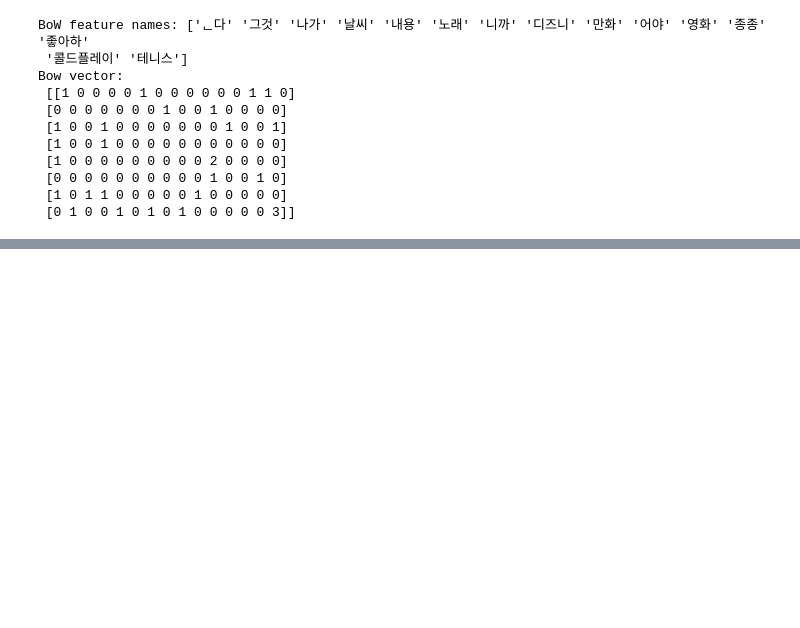
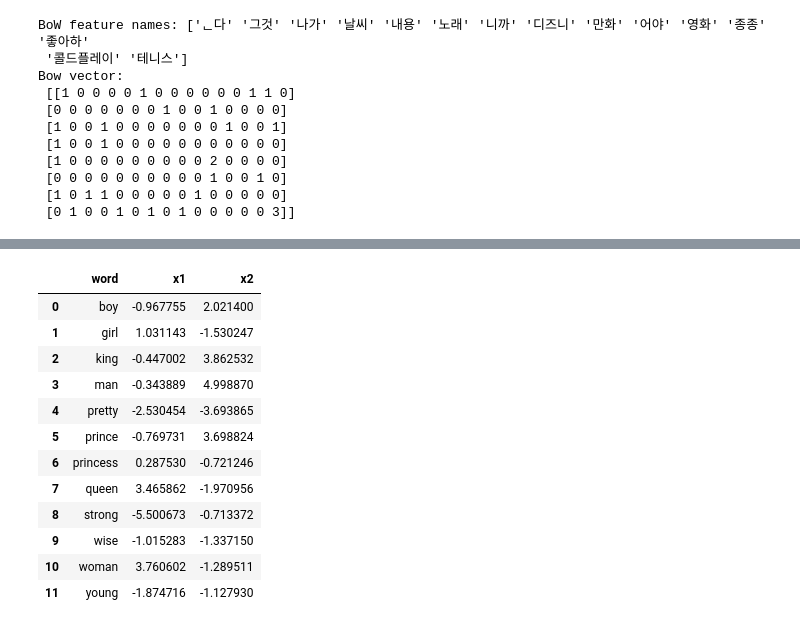
Before and after one commit to oxox97/study_repo, a Jupyter notebook: deep_learning/NLP/Vectorization.ipynb, the cells around one changed output, grey strips where cells are left out. Saved outputs shown, nothing was run; the diff lists cells and outputs as text; code cells hidden in the pictures; blank space fills up the shorter version.

```diff
--- a/deep_learning/NLP/Vectorization.ipynb
+++ b/deep_learning/NLP/Vectorization.ipynb
@@ -116,0 +241,5 @@ TF-IDF vector:
+# %%
+# output layer
+W2 = tf.Variable(tf.random_normal([EMBEDDING_DIM, ONE_HOT_DIM]))  # 임베딩 벡터(2차원)을 원-핫 차원(단어 수)만큼 바꾸는 가중치 (임베딩 -> 예측값 변환)
+b2 = tf.Variable(tf.random_normal([ONE_HOT_DIM]))
+prediction = tf.nn.softmax(tf.add( tf.matmul(hidden_layer, W2), b2)) # softmax 통해 확률로 변환
@@ -116,0 +301,19 @@ TF-IDF vector:
+# %%
+w2v_df = pd.DataFrame(vectors, columns = ['x1', 'x2'])
+w2v_df['word'] = words
+w2v_df = w2v_df[['word', 'x1', 'x2']]
+w2v_df
+# %% [output]
+|  | word | x1 | x2 |
+| 0 | boy | -0.967755 | 2.021400 |
+| 1 | girl | 1.031143 | -1.530247 |
+| 2 | king | -0.447002 | 3.862532 |
+| 3 | man | -0.343889 | 4.998870 |
+| 4 | pretty | -2.530454 | -3.693865 |
+| 5 | prince | -0.769731 | 3.698824 |
+| 6 | princess | 0.287530 | -0.721246 |
+| 7 | queen | 3.465862 | -1.970956 |
+| 8 | strong | -5.500673 | -0.713372 |
+| 9 | wise | -1.015283 | -1.337150 |
+| 10 | woman | 3.760602 | -1.289511 |
+| 11 | young | -1.874716 | -1.127930 |
```
Also changed, not shown: parts of 23 cells of this notebook, 8 other files.
